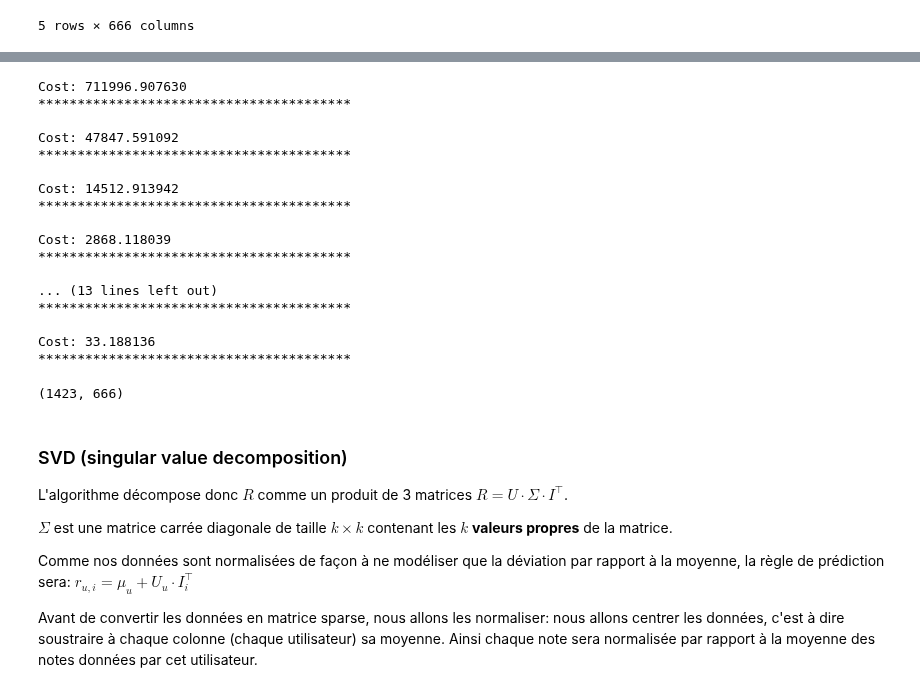
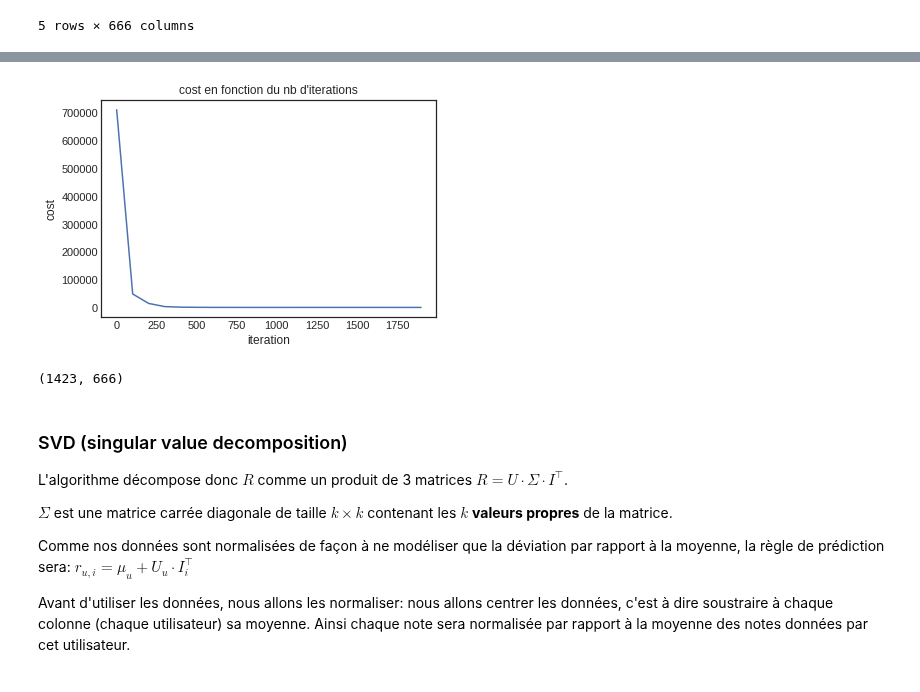
Before and after one commit to ismaelbonneau/movie_recommender, a Jupyter notebook: collaborative_filtering_1.ipynb, the cells around one changed output, grey strips where cells are left out. Drawn from its saved outputs; the diff is of its cells as text; code cells hidden in the pictures.

```diff
--- a/collaborative_filtering_1.ipynb
+++ b/collaborative_filtering_1.ipynb
@@ -218,59 +215,50 @@ mask_tf = tf.Variable(mask.values)
 
 #variables tensorflow
 #U et I initialisés selon une loi normale et normalisés en divisant par k
-U = tf.Variable(np.random.normal(scale=1./k, size=(shape[0], k)).astype(np.float64))
-I =  tf.Variable(np.random.normal(scale=1./k, size=(k, shape[1])).astype(np.float64))
+U = tf.Variable(np.random.normal(scale=1./k, size=(shape[0], k)).astype(np.float64), name="U")
+I =  tf.Variable(np.random.normal(scale=1./k, size=(k, shape[1])).astype(np.float64), name="I")
+
 R_pred = tf.matmul(U, I)
 
+#beta: paramètre de regularization
+beta = tf.constant(0.01, dtype=tf.float64, name="beta")
+
 #cout de l'algo NMF, norme matricielle de R - R_pred
-cost = tf.reduce_sum(tf.pow(tf.boolean_mask(R, mask_tf) - tf.boolean_mask(R_pred, mask_tf), 2))
+cost = tf.reduce_sum(tf.pow(tf.boolean_mask(R, mask_tf) - tf.boolean_mask(R_pred, mask_tf), 2)) \
++ beta * (tf.reduce_sum(tf.pow(U, 2)) + tf.reduce_sum(tf.pow(I, 2)))
 
 #contraintes de non-négativité de U et I
 clip_U = U.assign(tf.maximum(tf.zeros_like(U), U))
 clip_I = I.assign(tf.maximum(tf.zeros_like(I), I))
 clip = tf.group(clip_U, clip_I)
 
-#erreur MSE
-mse, update_op = tf.metrics.mean_squared_error(
-    tf.boolean_mask(R, mask_tf),
-    tf.boolean_mask(R_pred, mask_tf),
-    name="mse"
-)
-
 alpha = 0.001
 
 train_step = tf.train.GradientDescentOptimizer(alpha).minimize(cost)
-init = tf.initialize_all_variables()
+init = tf.global_variables_initializer()
 
-steps = 1000
+steps = 2000
+costs = []
 with tf.Session() as sess:
     sess.run(init)
     for i in range(steps):
         sess.run(train_step)
         sess.run(clip)
         if i%100==0:
-            print("\nCost: %f" % sess.run(cost))
-            print("*"*40)
+            prout = sess.run(cost)
+            #print("\nCost: %f" % prout)
+            #print("*"*40)
+            costs.append((i, prout))
     learnt_U = sess.run(U)
     learnt_I = sess.run(I)
-# %% [output]
-Cost: 711996.907630
-****************************************
-
-Cost: 47847.591092
-****************************************
-
-Cost: 14512.913942
-****************************************
-
-Cost: 2868.118039
-****************************************
-
-... (13 lines left out)
-****************************************
-
-Cost: 33.188136
-****************************************
+# %%
+plt.title("cost en fonction du nb d'iterations")
+plt.xlabel("iteration")
+plt.ylabel("cost")
+plt.plot([a for a,b in costs], [b for a,b in costs])
+plt.show()
+# %% [output]
+[figure, added]
 # %%
 R_reconstitue = np.dot(learnt_U, learnt_I)
 R_reconstitue.shape
@@ -286,4 +274,4 @@ ${\Sigma}$ est une matrice carrée diagonale de taille ${k\times k}$ contenant l
 Comme nos données sont normalisées de façon à ne modéliser que la déviation par rapport à la moyenne, la règle de prédiction sera: ${r_{u,i} = \mu_{u}+U_u\cdot I_i^\top}$
 
 
-Avant de convertir les données en matrice sparse, nous allons les normaliser: nous allons centrer les données, c'est à dire soustraire à chaque colonne (chaque utilisateur) sa moyenne. Ainsi chaque note sera normalisée par rapport à la moyenne des notes données par cet utilisateur.
+Avant d'utiliser les données, nous allons les normaliser: nous allons centrer les données, c'est à dire soustraire à chaque colonne (chaque utilisateur) sa moyenne. Ainsi chaque note sera normalisée par rapport à la moyenne des notes données par cet utilisateur.
```
Also changed, not shown: parts of 1 cell of this notebook.
